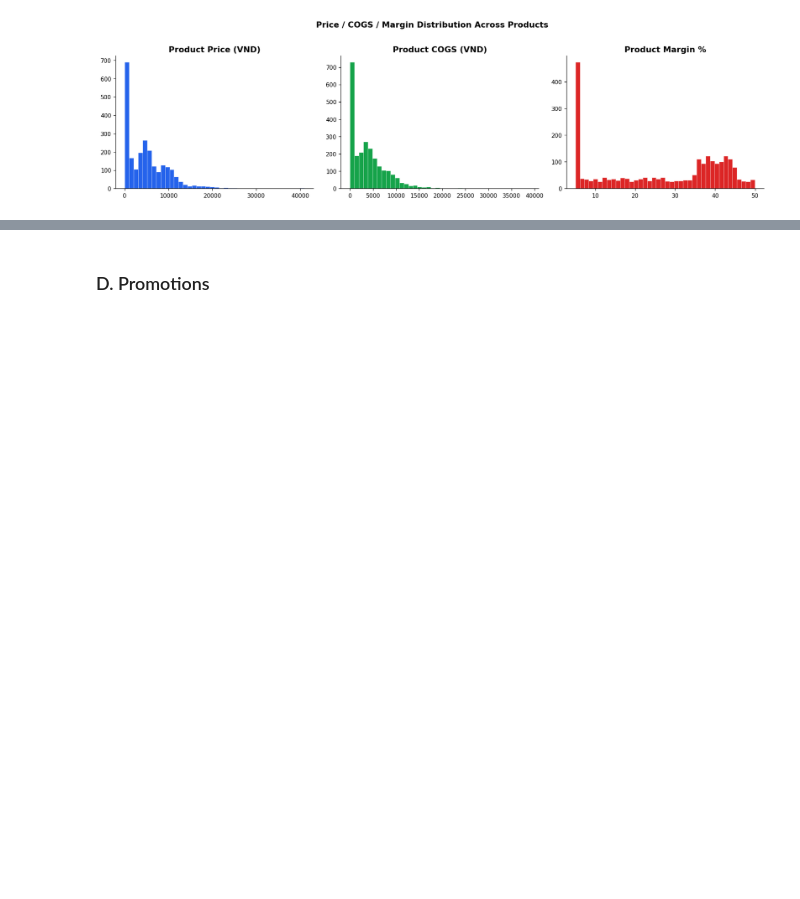
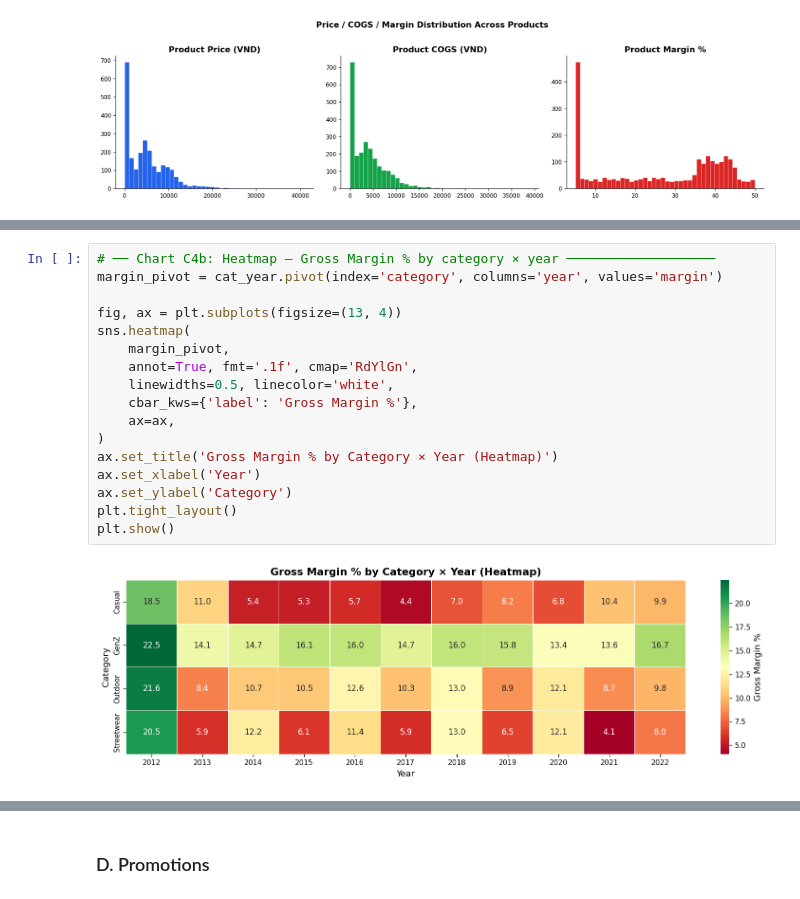
Before and after one commit to tuanbachngo/Vin-Datathon, a Jupyter notebook: notebooks/01_quick_eda.ipynb, the cells around one changed output, grey strips where cells are left out. Saved outputs shown, nothing was run; the diff lists cells and outputs as text; blank space fills up the shorter version.

```diff
--- a/notebooks/01_quick_eda.ipynb
+++ b/notebooks/01_quick_eda.ipynb
@@ -426,0 +477,19 @@ plt.show()
+# %%
+# ── Chart C4b: Heatmap — Gross Margin % by category × year ───────────────────
+margin_pivot = cat_year.pivot(index='category', columns='year', values='margin')
+
+fig, ax = plt.subplots(figsize=(13, 4))
+sns.heatmap(
+    margin_pivot,
+    annot=True, fmt='.1f', cmap='RdYlGn',
+    linewidths=0.5, linecolor='white',
+    cbar_kws={'label': 'Gross Margin %'},
+    ax=ax,
+)
+ax.set_title('Gross Margin % by Category × Year (Heatmap)')
+ax.set_xlabel('Year')
+ax.set_ylabel('Category')
+plt.tight_layout()
+plt.show()
+# %% [output]
+[figure, added]
```
Also changed, not shown: parts of 4 cells of this notebook, 8 other files.
